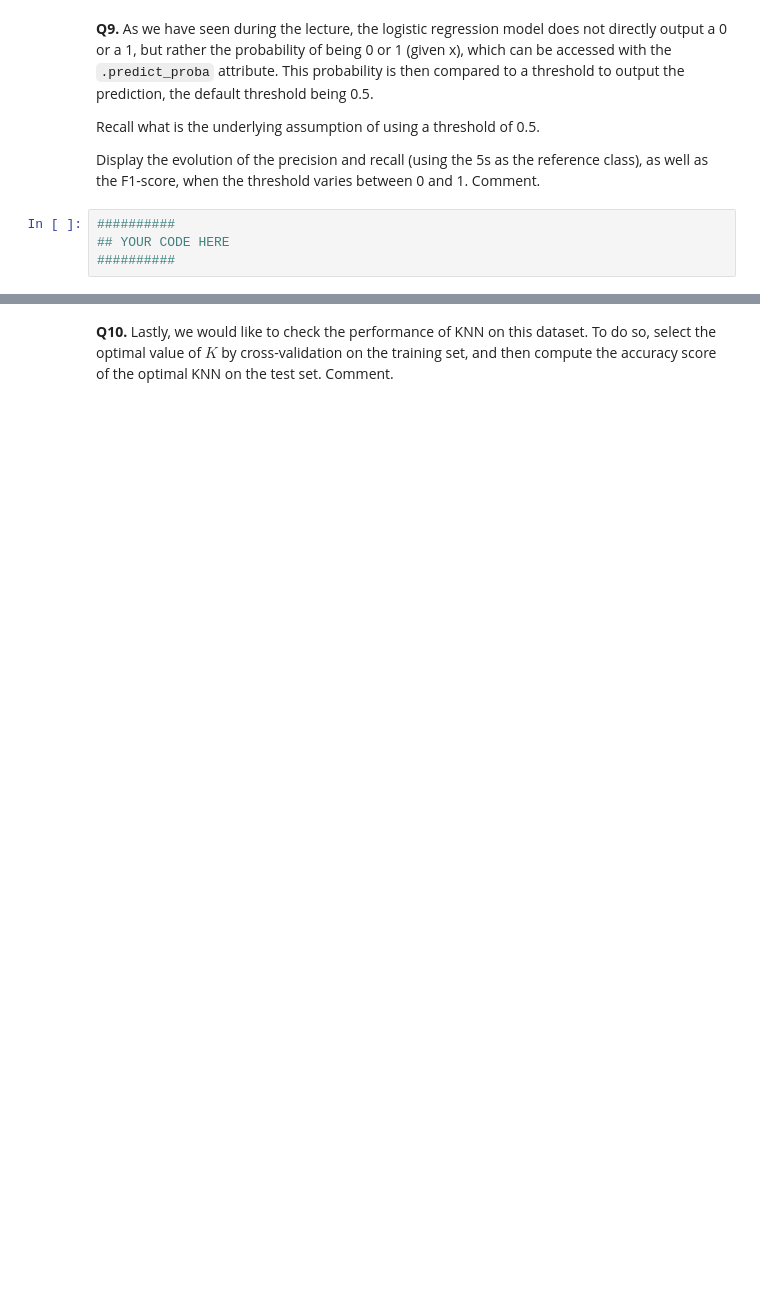
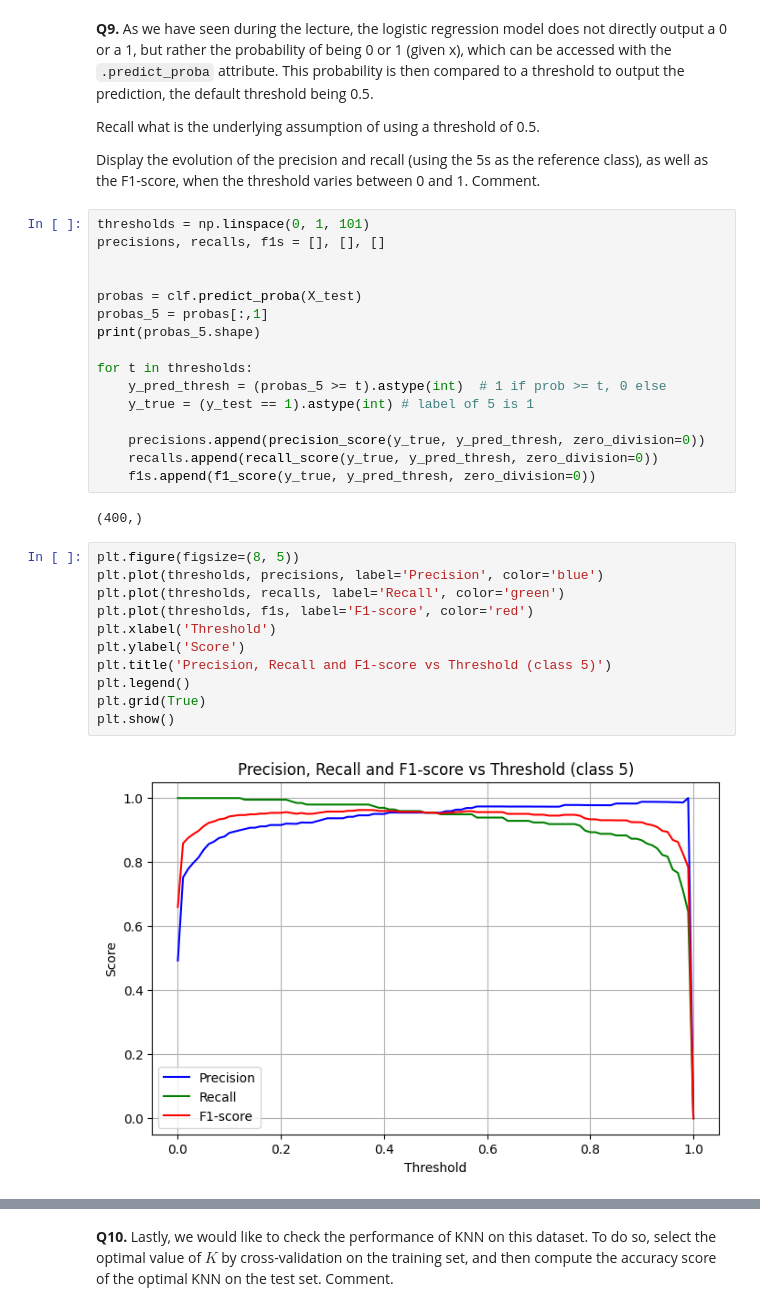
Before and after one commit to milanolivia/decision-apprentissage, a Jupyter notebook: lab2_AMORRI_MILANO/lab2.ipynb, the cells around one changed output, grey strips where cells are left out. Saved outputs shown, nothing was run; the diff lists cells and outputs as text; blank space fills up the shorter version.

```diff
--- a/lab2_AMORRI_MILANO/lab2.ipynb
+++ b/lab2_AMORRI_MILANO/lab2.ipynb
@@ -100,8 +363,35 @@ Recall what is the underlying assumption of using a threshold of 0.5.
 
 Display the evolution of the precision and recall (using the 5s as the reference class), as well as the F1-score, when the threshold varies between 0 and 1. Comment.
 # %%
-##########
-## YOUR CODE HERE
-##########
+thresholds = np.linspace(0, 1, 101)
+precisions, recalls, f1s = [], [], []
+
+
+probas = clf.predict_proba(X_test)
+probas_5 = probas[:,1]
+print(probas_5.shape)
+
+for t in thresholds:
+    y_pred_thresh = (probas_5 >= t).astype(int)  # 1 if prob >= t, 0 else
+    y_true = (y_test == 1).astype(int) # label of 5 is 1
+
+    precisions.append(precision_score(y_true, y_pred_thresh, zero_division=0))
+    recalls.append(recall_score(y_true, y_pred_thresh, zero_division=0))
+    f1s.append(f1_score(y_true, y_pred_thresh, zero_division=0))
+# %% [output]
+(400,)
+# %%
+plt.figure(figsize=(8, 5))
+plt.plot(thresholds, precisions, label='Precision', color='blue')
+plt.plot(thresholds, recalls, label='Recall', color='green')
+plt.plot(thresholds, f1s, label='F1-score', color='red')
+plt.xlabel('Threshold')
+plt.ylabel('Score')
+plt.title('Precision, Recall and F1-score vs Threshold (class 5)')
+plt.legend()
+plt.grid(True)
+plt.show()
+# %% [output]
+[figure, added]
 # %% [markdown]
 <div style="background-color: rgba(255, 255, 0, 0.15); padding: 8px;">
```
Also changed, not shown: parts of 20 cells of this notebook, 1 other file.
